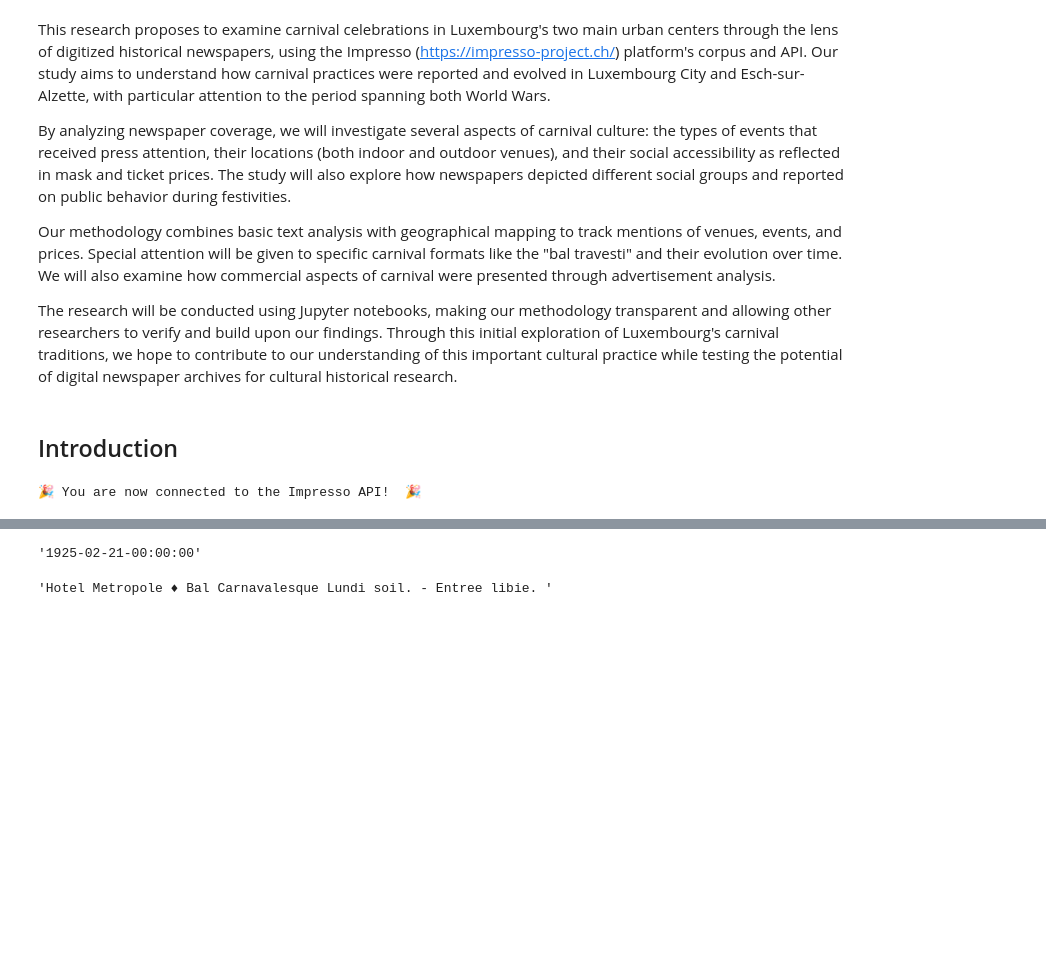
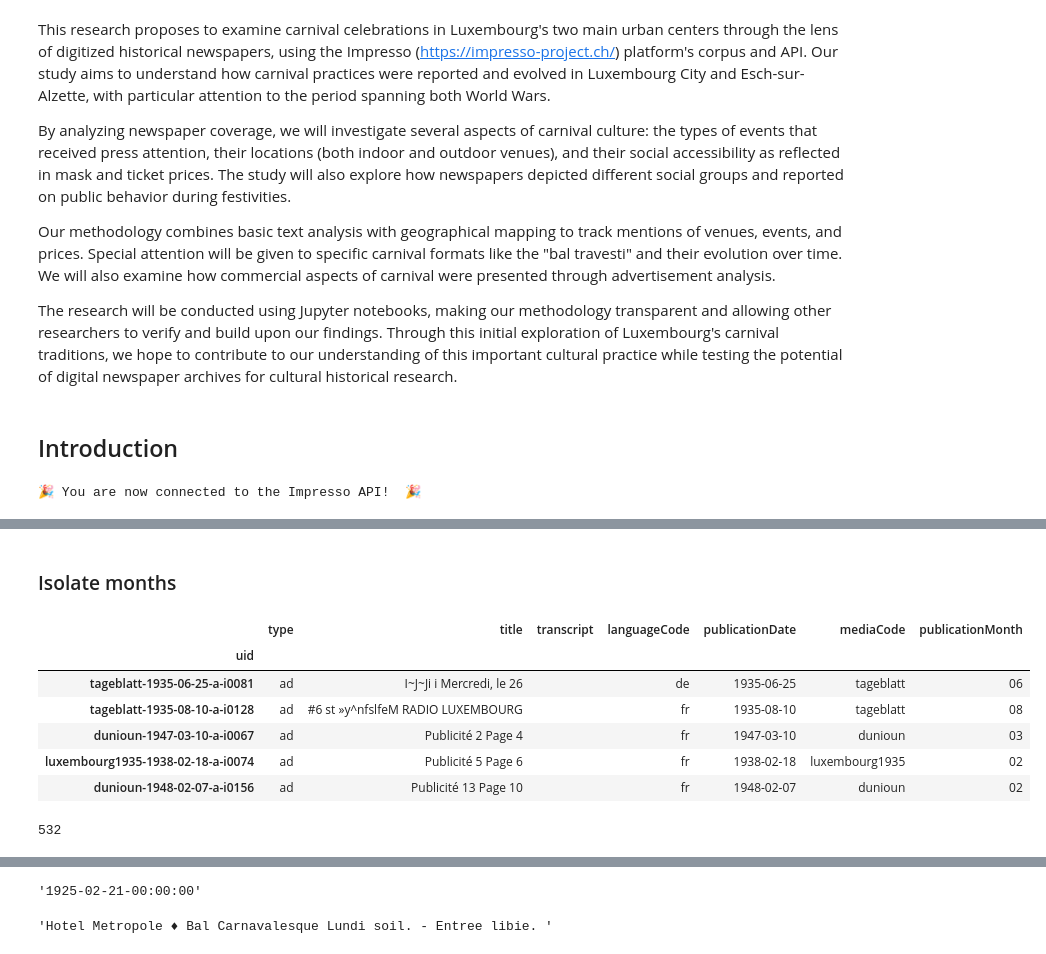
Before and after one commit to eliselavy/iftr25, a Jupyter notebook: article.ipynb, the cells around one changed output, grey strips where cells are left out. Saved outputs shown, nothing was run; the diff lists cells and outputs as text; code cells hidden in the pictures; blank space fills up the shorter version.

Commit message:
filter event

```diff
--- a/article.ipynb
+++ b/article.ipynb
@@ -84,0 +115,5 @@ df
+# %%
+# Keep only the specified columns in df
+columns_to_keep = ['type', 'title', 'transcript', 'languageCode', 'publicationDate', 'mediaCode']
+df = df[columns_to_keep]
+df.head()
@@ -84,0 +128,6 @@ df
+# %%
+import pandas as pd
+# Reformat the 'publicationDate' column to 'YYYY-MM-DD' format using .loc
+
+df.loc[:, 'publicationDate'] = pd.to_datetime(df['publicationDate'], errors='coerce').dt.strftime('%Y-%m-%d')
+df.head()
@@ -84,0 +142,16 @@ df
+# %% [markdown]
+### Isolate months
+# %%
+# Ensure we are working on the original DataFrame, not a view
+df = df.copy()
+# Create a new column 'publicationMonth' extracting the month in 'MM' format from 'publicationDate'
+df.loc[:, 'publicationMonth'] = pd.to_datetime(df['publicationDate'], errors='coerce').dt.strftime('%m')
+df.head()
+# %% [output]
+|  | type | title | transcript | languageCode | publicationDate | mediaCode | publicationMonth |
+| uid |  |  |  |  |  |  |  |
+| tageblatt-1935-06-25-a-i0081 | ad | I~J~Ji i Mercredi, le 26 |  | de | 1935-06-25 | tageblatt | 06 |
+| tageblatt-1935-08-10-a-i0128 | ad | #6 st »y^nfslfeM RADIO LUXEMBOURG |  | fr | 1935-08-10 | tageblatt | 08 |
+| dunioun-1947-03-10-a-i0067 | ad | Publicité 2 Page 4 |  | fr | 1947-03-10 | dunioun | 03 |
+| luxembourg1935-1938-02-18-a-i0074 | ad | Publicité 5 Page 6 |  | fr | 1938-02-18 | luxembourg1935 | 02 |
+| dunioun-1948-02-07-a-i0156 | ad | Publicité 13 Page 10 |  | fr | 1948-02-07 | dunioun | 02 |
@@ -84,0 +181,6 @@ df
+# %%
+# Filter the dataframe to keep only rows where publicationMonth is '01', '02', or '03'
+df_filtered = df[df['publicationMonth'].isin(['01', '02', '03'])]
+df_filtered.size
+# %% [output]
+532
```
Also changed, not shown: parts of 16 cells of this notebook, 3 other files.
